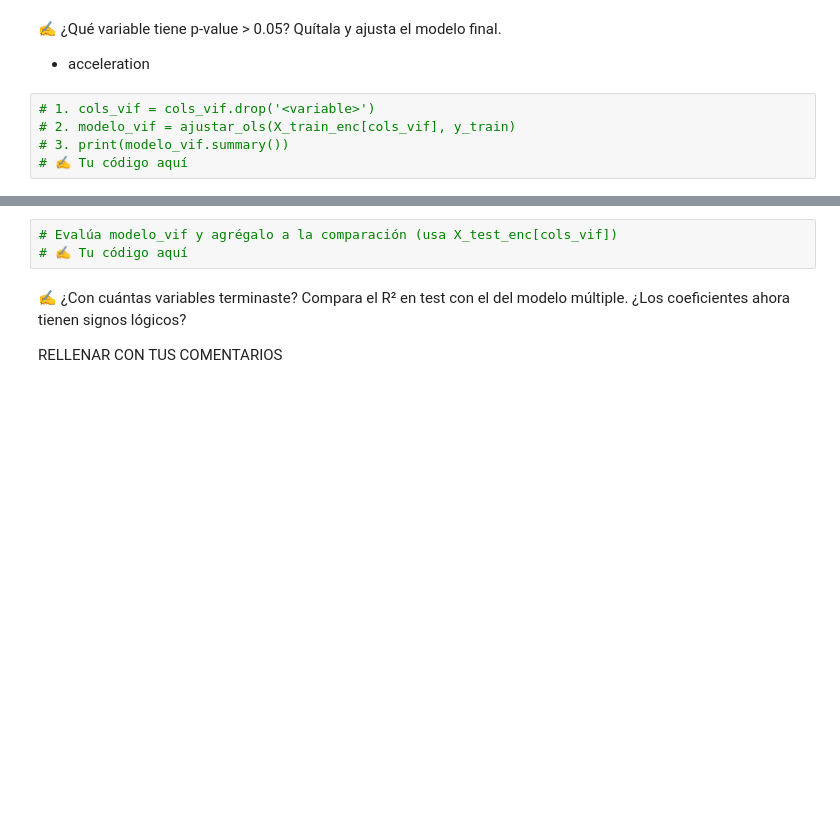
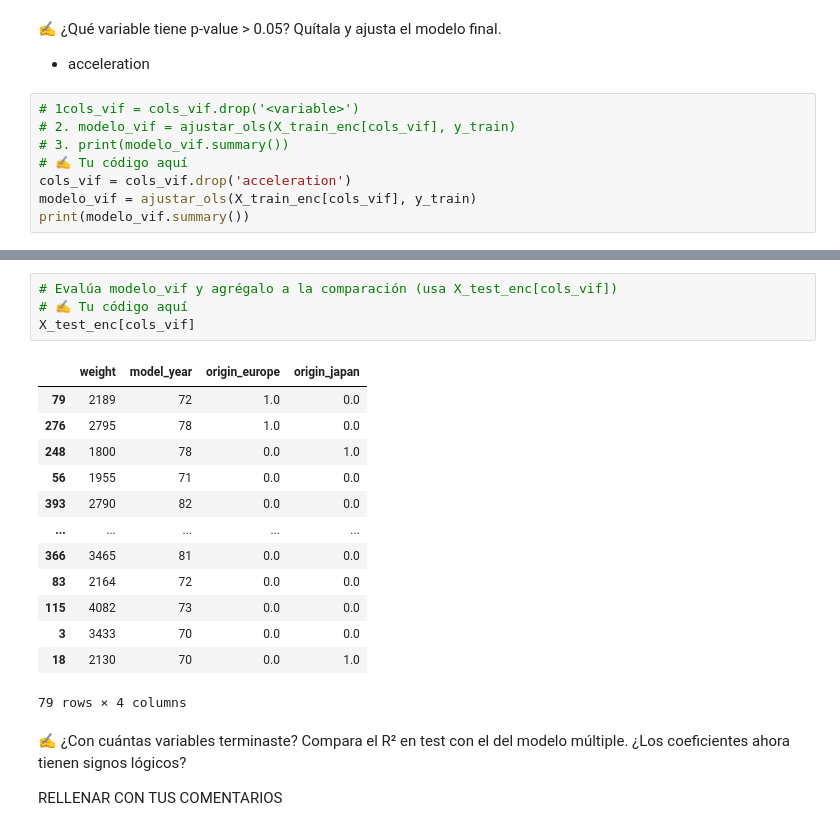
Before and after one commit to AlbertoJT/linear_regression_intro_614903, a Jupyter notebook: 01-regresion-lineal/caso_mpg.ipynb, the cells around one changed output, grey strips where cells are left out. Saved outputs shown, nothing was run; the diff lists cells and outputs as text; blank space fills up the shorter version.

```diff
--- a/01-regresion-lineal/caso_mpg.ipynb
+++ b/01-regresion-lineal/caso_mpg.ipynb
@@ -759,7 +759,10 @@ dtype: float64
 ✍️ ¿Qué variable tiene p-value > 0.05? Quítala y ajusta el modelo final.
 - acceleration
 # %%
-# 1. cols_vif = cols_vif.drop('<variable>')
+# 1cols_vif = cols_vif.drop('<variable>')
 # 2. modelo_vif = ajustar_ols(X_train_enc[cols_vif], y_train)
 # 3. print(modelo_vif.summary())
 # ✍️ Tu código aquí
+cols_vif = cols_vif.drop('acceleration')
+modelo_vif = ajustar_ols(X_train_enc[cols_vif], y_train)
+print(modelo_vif.summary())
@@ -766,6 +787,21 @@ dtype: float64
 # %%
 # Evalúa modelo_vif y agrégalo a la comparación (usa X_test_enc[cols_vif])
 # ✍️ Tu código aquí
+X_test_enc[cols_vif]
+# %% [output]
+|  | weight | model_year | origin_europe | origin_japan |
+| 79 | 2189 | 72 | 1.0 | 0.0 |
+| 276 | 2795 | 78 | 1.0 | 0.0 |
+| 248 | 1800 | 78 | 0.0 | 1.0 |
+| 56 | 1955 | 71 | 0.0 | 0.0 |
+| 393 | 2790 | 82 | 0.0 | 0.0 |
+| ... | ... | ... | ... | ... |
+| 366 | 3465 | 81 | 0.0 | 0.0 |
+| 83 | 2164 | 72 | 0.0 | 0.0 |
+| 115 | 4082 | 73 | 0.0 | 0.0 |
+| 3 | 3433 | 70 | 0.0 | 0.0 |
+| 18 | 2130 | 70 | 0.0 | 1.0 |
+79 rows × 4 columns
 # %% [markdown]
 ✍️ ¿Con cuántas variables terminaste? Compara el R² en test con el del modelo múltiple. ¿Los coeficientes ahora tienen signos lógicos?
 
```
Also changed, not shown: parts of 8 cells of this notebook.
